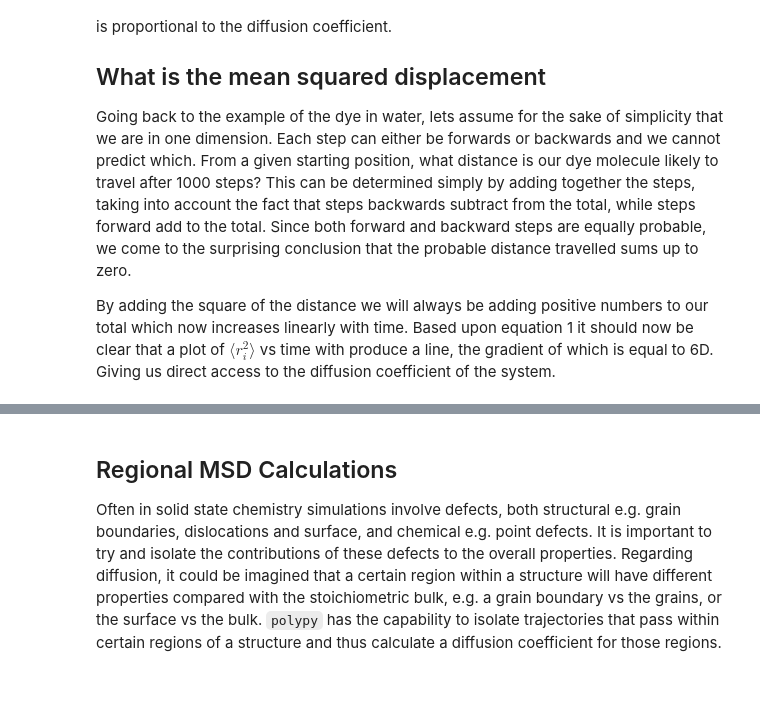
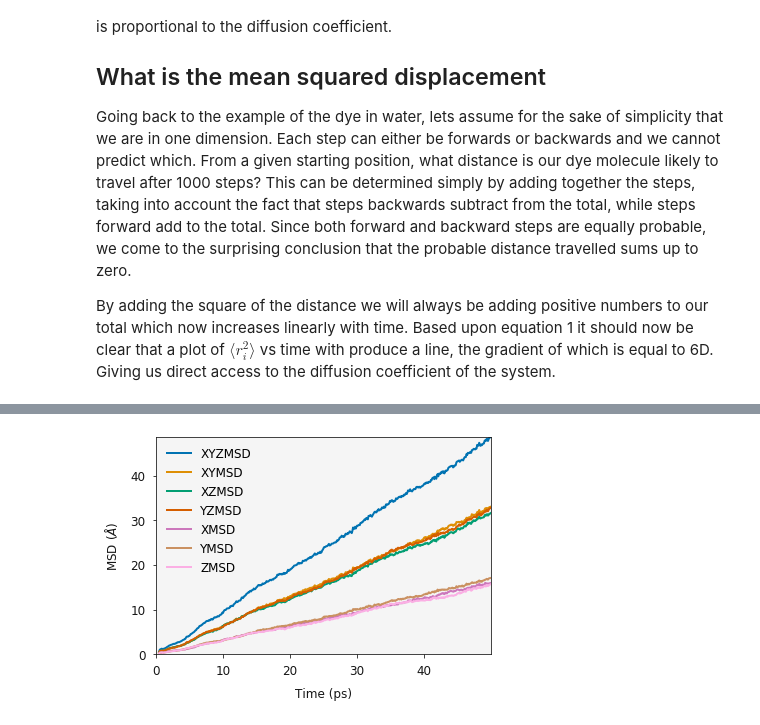
Before and after one commit to symmy596/Polypy, a Jupyter notebook: examples/notebooks/MSD.ipynb, the cells around one changed output, grey strips where cells are left out. Saved outputs shown, nothing was run; the diff lists cells and outputs as text; code cells hidden in the pictures; blank space fills up the shorter version.

```diff
--- a/examples/notebooks/MSD.ipynb
+++ b/examples/notebooks/MSD.ipynb
@@ -445,4 +30,0 @@ The Fluorine diffusion discussed already clearly shows that the fluorine sub lat
-# %% [markdown]
-## Regional MSD Calculations
-
-Often in solid state chemistry simulations involve defects, both structural e.g. grain boundaries, dislocations and surface, and chemical e.g. point defects. It is important to try and isolate the contributions of these defects to the overall properties. Regarding diffusion, it could be imagined that a certain region within a structure will have different properties compared with the stoichiometric bulk, e.g. a grain boundary vs the grains, or the surface vs the bulk. `polypy` has the capability to isolate trajectories that pass within certain regions of a structure and thus calculate a diffusion coefficient for those regions.
@@ -453,0 +41,10 @@ print(transport_data)
+# %%
+history = rd.History("../example_data/HISTORY", ["F"])
+# %%
+f_msd = MSD(history.trajectory, timestep=0.1, sweeps=2)
+
+output = f_msd.msd()
+# %%
+wr.msd_plot(output)
+# %% [output]
+[figure, added]
```
Also changed, not shown: parts of 57 cells of this notebook, 22 other files.
